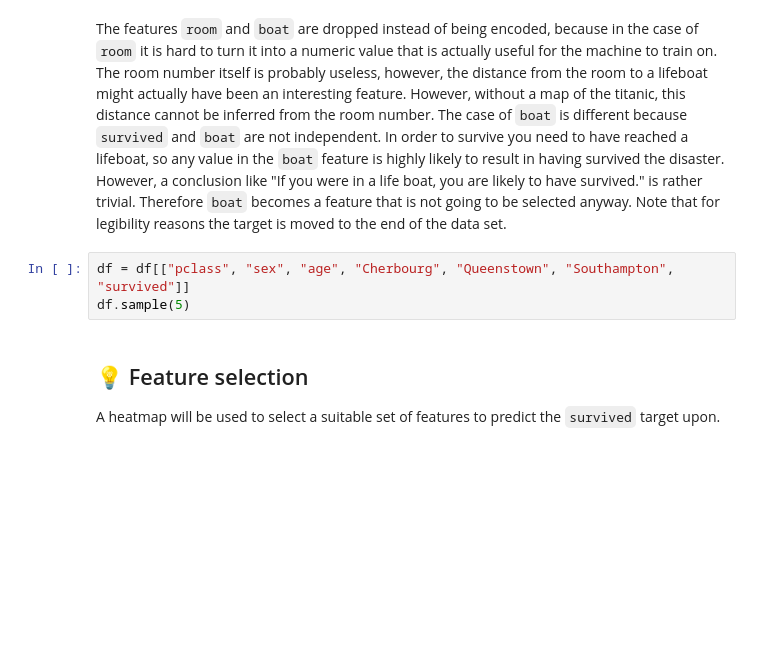
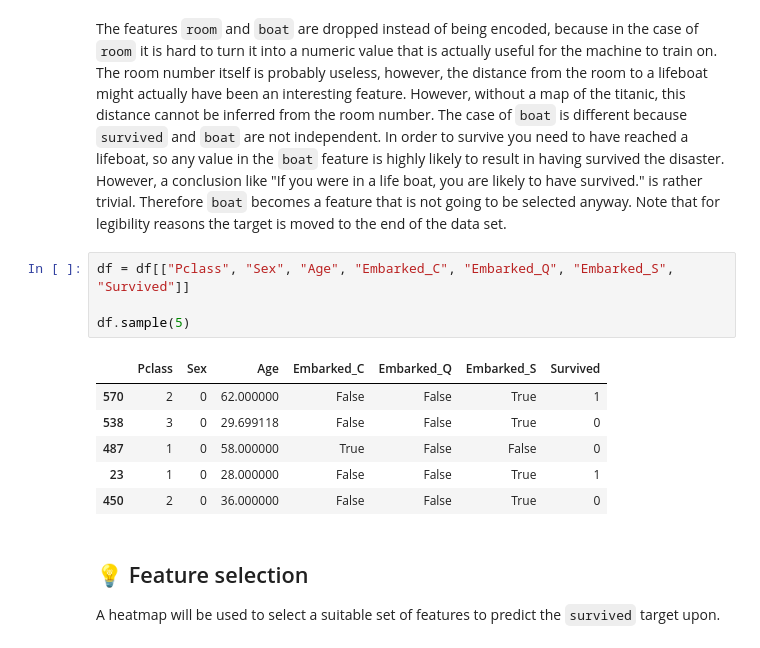
Before and after one commit to imanmossavat/ml-teaching-materials-fontys, a Jupyter notebook: notebooks/titanic_extended.ipynb, the cells around one changed output. Drawn from its saved outputs; the diff is of its cells as text; blank space fills up the shorter version.

```diff
--- a/notebooks/titanic_extended.ipynb
+++ b/notebooks/titanic_extended.ipynb
@@ -50,8 +135,16 @@ df.sample(5)
 # %% [markdown]
 The features `room` and `boat` are dropped instead of being encoded, because in the case of `room` it is hard to turn it into a numeric value that is actually useful for the machine to train on. The room number itself is probably useless, however, the distance from the room to a lifeboat might actually have been an interesting feature. However, without a map of the titanic, this distance cannot be inferred from the room number. The case of `boat` is different because `survived` and `boat` are not independent. In order to survive you need to have reached a lifeboat, so any value in the `boat` feature is highly likely to result in having survived the disaster. However, a conclusion like "If you were in a life boat, you are likely to have survived." is rather trivial. Therefore `boat` becomes a feature that is not going to be selected anyway. Note that for legibility reasons the target is moved to the end of the data set.
-# %%
-df = df[["pclass", "sex", "age", "Cherbourg", "Queenstown", "Southampton", "survived"]]
-df.sample(5)
+# %%
+df = df[["Pclass", "Sex", "Age", "Embarked_C", "Embarked_Q", "Embarked_S", "Survived"]]
+
+df.sample(5)
+# %% [output]
+|  | Pclass | Sex | Age | Embarked_C | Embarked_Q | Embarked_S | Survived |
+| 570 | 2 | 0 | 62.000000 | False | False | True | 1 |
+| 538 | 3 | 0 | 29.699118 | False | False | True | 0 |
+| 487 | 1 | 0 | 58.000000 | True | False | False | 0 |
+| 23 | 1 | 0 | 28.000000 | False | False | True | 1 |
+| 450 | 2 | 0 | 36.000000 | False | False | True | 0 |
 # %% [markdown]
 
 ## 💡 Feature selection
```
Also changed, not shown: parts of 19 cells of this notebook.
